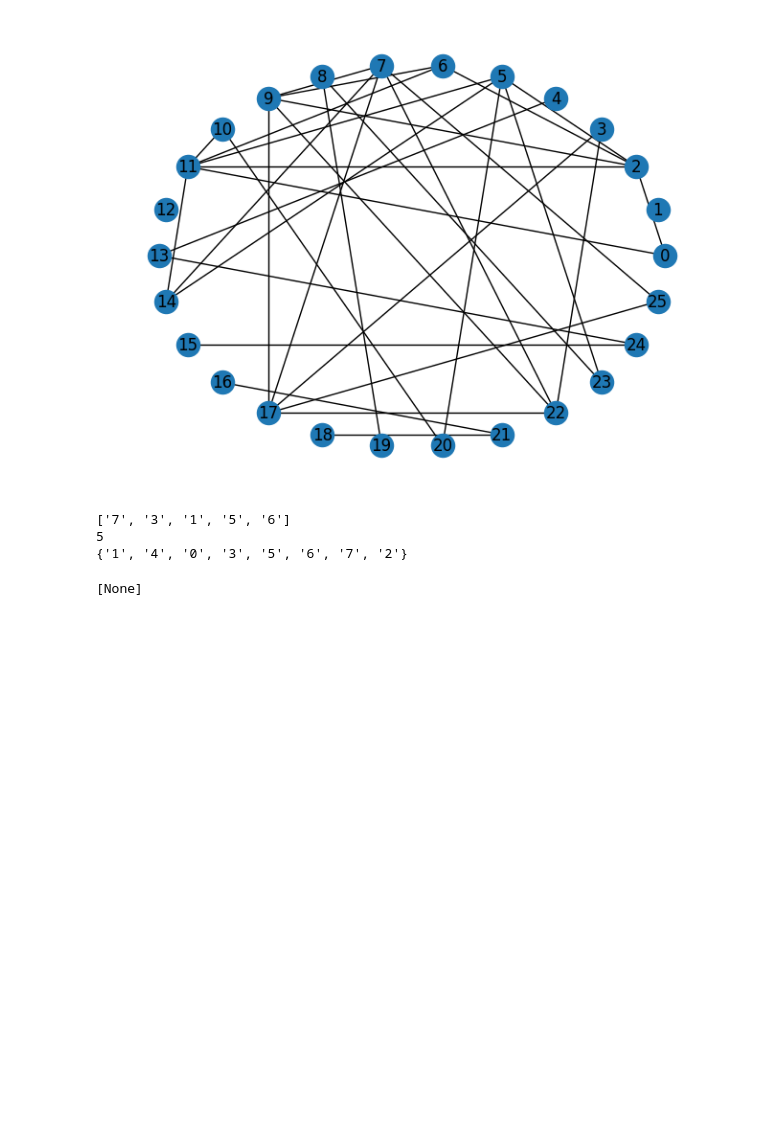
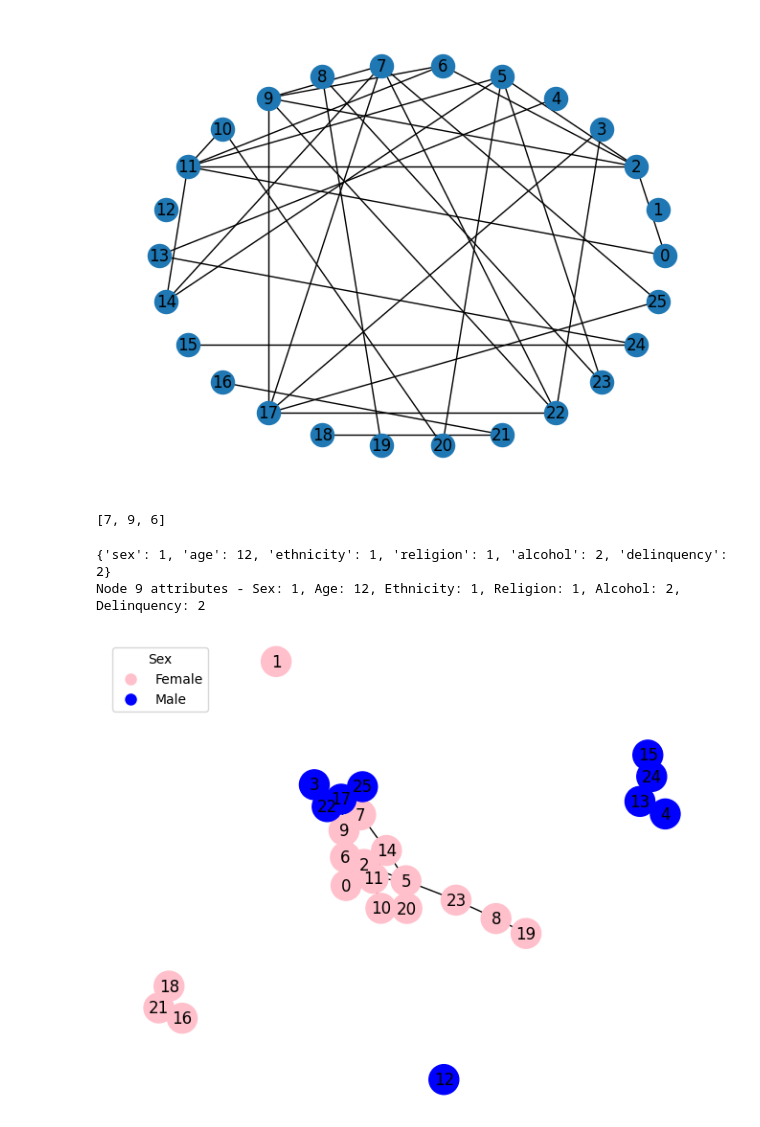
Before and after one commit to MatteoFusconi/Social-Network-Analysis, a Jupyter notebook: MiddleSchool.ipynb, the cells around one changed output. Cells and saved outputs as stored; diff of their text form; code cells hidden in the pictures; blank space fills up the shorter version.

```diff
--- a/MiddleSchool.ipynb
+++ b/MiddleSchool.ipynb
@@ -49,12 +49,57 @@ nx.draw_circular(g, with_labels = True)
 # %% [output]
 [figure]
 # %%
-print( nx.shortest_path( g, '7', '6' ) )
-print( nx.diameter( g ) )
-# components ?
-[ print( e ) for e in nx.strongly_connected_components( g ) ]
+G.edges(data=True)
+print( nx.shortest_path( G, 7, 6 ) )
+#print( nx.diameter( G ) )
 # %% [output]
-['7', '3', '1', '5', '6']
-5
-{'1', '4', '0', '3', '5', '6', '7', '2'}
+[7, 9, 6]
-[None]
+# %%
+# Read the attributes from an input file
+input_file = "demographics.txt"
+node_id = 0
+
+node_attributes = []
+
+with open(input_file, 'r') as file:
+    for line in file:
+        parts = line.strip().split()
+        if len(parts) == 6:
+            sex, age, ethnicity, religion, alcohol, delinquency = int(parts[0]), int(parts[1]), int(parts[2]), int(parts[3]), int(parts[4]), int(parts[5])
+            node_attributes.append({'sex': sex, 'age': age, 'ethnicity': ethnicity, 'religion': religion, 'alcohol': alcohol, 'delinquency': delinquency})
+
+# Set the attributes for nodes in the graph
+node_ids = list(G.nodes)  # Assuming node IDs correspond to node order in the input file
+
+for i, node_id in enumerate(node_ids):
+    attributes = node_attributes[i]
+    nx.set_node_attributes(G, {node_id: attributes})
+
+# Example: Print attributes for a specific node (e.g., node with ID 1)
+node_id = 9
+attributes = G.nodes[node_id]
+print(attributes)
+print(f"Node {node_id} attributes - Sex: {attributes['sex']}, Age: {attributes['age']}, Ethnicity: {attributes['ethnicity']}, Religion: {attributes['religion']}, Alcohol: {attributes['alcohol']}, Delinquency: {attributes['delinquency']}")
+# %% [output]
+{'sex': 1, 'age': 12, 'ethnicity': 1, 'religion': 1, 'alcohol': 2, 'delinquency': 2}
+Node 9 attributes - Sex: 1, Age: 12, Ethnicity: 1, Religion: 1, Alcohol: 2, Delinquency: 2
+# %%
+# Create a mapping of 'sex' attribute values to colors
+color_map = {1: 'pink', 2: 'blue'}
+color_legend = {1: 'Female', 2: 'Male'}
+
+# Extract the 'sex' attribute for each node and assign a color based on the attribute
+node_colors = [color_map[G.nodes[node]['sex']] for node in G.nodes()]
+
+# Draw the graph with node colors
+pos = nx.spring_layout(G)  # You can choose a different layout if desired
+nx.draw(G, pos, with_labels=True, node_color=node_colors, node_size=500, font_size=12)
+
+# Create a custom legend
+legend_labels = {v: k for k, v in color_legend.items()}
+legend_handles = [plt.Line2D([0], [0], marker='o', color='w', markerfacecolor=color_map[legend_labels[label]], markersize=10, label=label) for label in color_legend.values()]
+plt.legend(handles=legend_handles, title='Sex', loc='upper left')
+
+plt.show()
+# %% [output]
+[figure, added]
```
Also changed, not shown: parts of 17 cells of this notebook.
